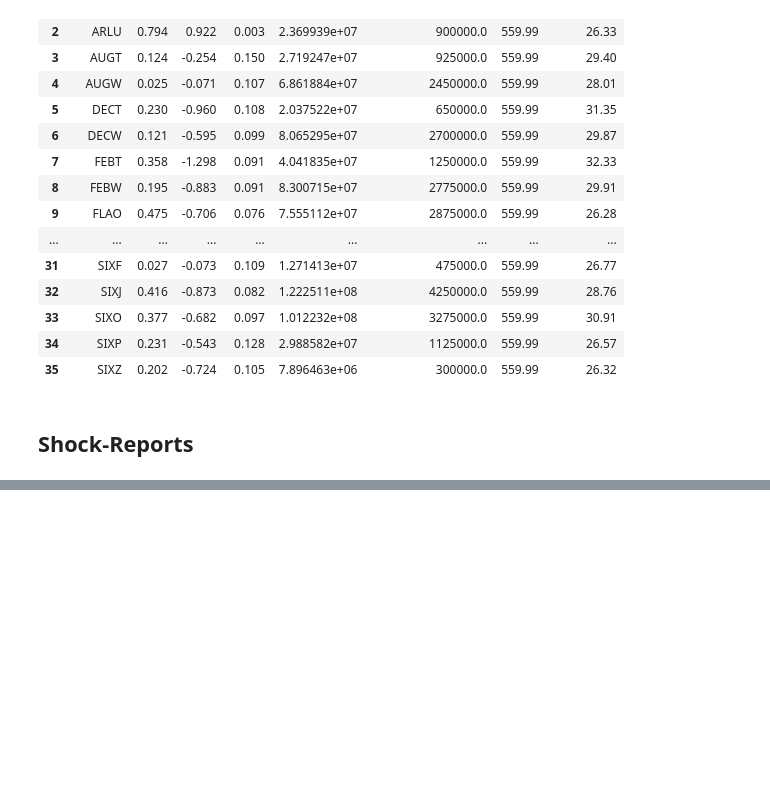
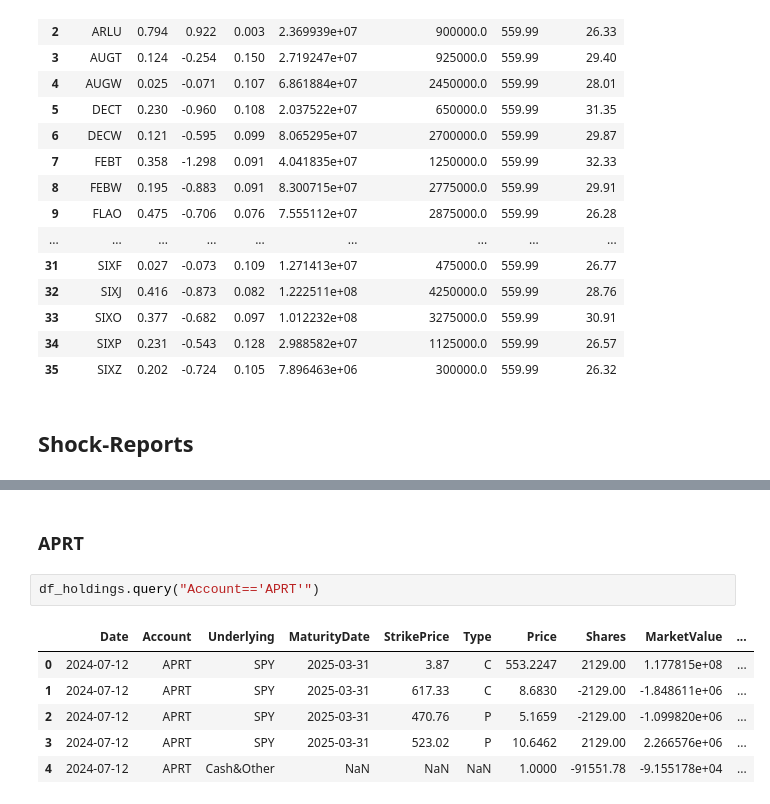
Before and after one commit to pritamdalal/veta_assignment, a Jupyter notebook: notebooks/04_portfolio_greeks.ipynb, the cells around one changed output, grey strips where cells are left out. Cells and saved outputs as stored; diff of their text form; blank space fills up the shorter version.

```diff
--- a/notebooks/04_portfolio_greeks.ipynb
+++ b/notebooks/04_portfolio_greeks.ipynb
@@ -377,3 +382,14 @@ sns.scatterplot(data=df_shock_report, x="UPX", y="SharePrice", hue="ShockVol");
+# %% [markdown]
+### APRT
+# %%
+df_holdings.query("Account=='APRT'")
+# %% [output]
+|  | Date | Account | Underlying | MaturityDate | StrikePrice | Type | Price | Shares | MarketValue | ... |
+| 0 | 2024-07-12 | APRT | SPY | 2025-03-31 | 3.87 | C | 553.2247 | 2129.00 | 1.177815e+08 | ... |
+| 1 | 2024-07-12 | APRT | SPY | 2025-03-31 | 617.33 | C | 8.6830 | -2129.00 | -1.848611e+06 | ... |
+| 2 | 2024-07-12 | APRT | SPY | 2025-03-31 | 470.76 | P | 5.1659 | -2129.00 | -1.099820e+06 | ... |
+| 3 | 2024-07-12 | APRT | SPY | 2025-03-31 | 523.02 | P | 10.6462 | 2129.00 | 2.266576e+06 | ... |
+| 4 | 2024-07-12 | APRT | Cash&Other | NaN | NaN | NaN | 1.0000 | -91551.78 | -9.155178e+04 | ... |
 # %%
 vol_shocks = [-0.10, 0, 0.10]
 underlying_shocks = np.linspace(-0.50, 0.25, 50)
```
Also changed, not shown: parts of 23 cells of this notebook, 3 other files.
